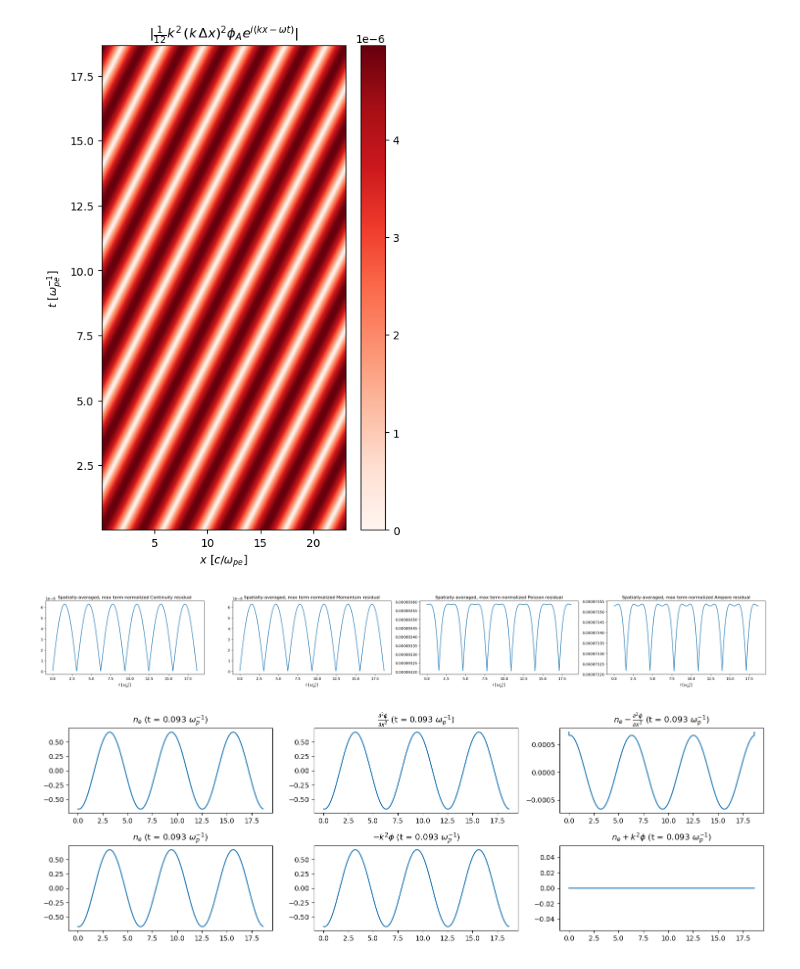
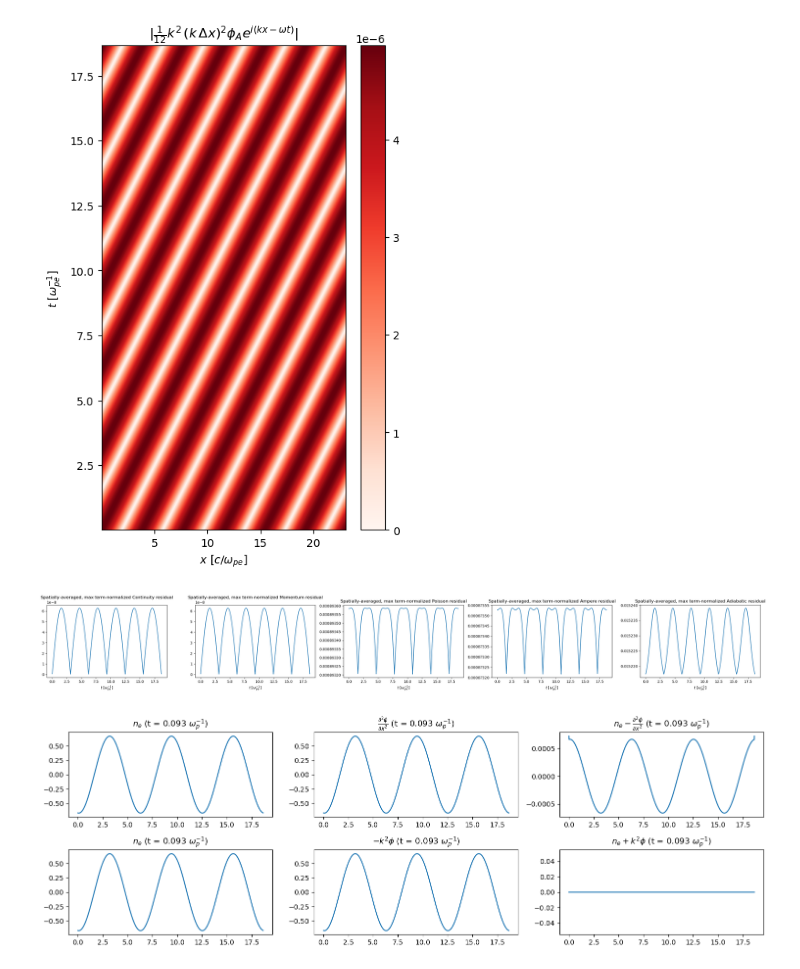
Before and after one commit to amoozing2539/Plasma_PINNS, a Jupyter notebook: PINN_Langmuir_Zack_UPDATED.ipynb, the cells around one changed output. Cells and saved outputs as stored; diff of their text form; code cells hidden in the pictures.

```diff
--- a/PINN_Langmuir_Zack_UPDATED.ipynb
+++ b/PINN_Langmuir_Zack_UPDATED.ipynb
@@ -263,6 +265,7 @@ phi_amp = 1.0  # amplitude of electrostatic potential perturbation, in units of
 omega_list = [omega]
 phi_amp_list = [phi_amp]
 delta_list = [0.]
+gamma = 3
 
 k, k_lambda_debye = bohm_gross_dispersion(omega_list[0], vth) # wavenumber obtained from B-G dispersion relation for EPWs in warm plasma
                                                               # This is used to define the spatial extent of the generated data
@@ -362,7 +365,7 @@ momentum = V_t - phi_x + P_x
 poisson = phi_xx - N_GT
 ampere = phi_xt + V_GT
 #need some way to constrain the pressure gradient
-# adiabatic = P_x - ((.1)**2)*((N_GT)**(2))*N_x
+adiabatic = P_x - gamma*((vth)**2)*((N_GT)**(gamma-1))*N_x
 # %%
 ext = [x_arr[1], x_arr[-2], t_arr[1], t_arr[-2]]
 
@@ -418,6 +427,7 @@ continuity_smallness_indicator = np.zeros(Nt)
 momentum_smallness_indicator = np.zeros(Nt)
 poisson_smallness_indicator = np.zeros(Nt)
 ampere_smallness_indicator = np.zeros(Nt)
+adiabatic_smallness_indicator = np.zeros(Nt)
 
 
 for i in range(Nt):
@@ -441,34 +451,45 @@ for i in range(Nt):
     ampere_snapshot_norm = np.max(np.array([np.std(phi_xt[i,:]), np.std(V_GT[i,:])]))
     ampere_snapshot_normalized = ampere_snapshot / (np.ones_like(ampere_snapshot)*ampere_snapshot_norm)
     ampere_smallness_indicator[i] = np.mean(ampere_snapshot_normalized)
+
+    adiabatic_snapshot = np.abs(adiabatic)[i,:]
+    adiabatic_snapshot_norm = np.max(np.array([np.std(phi_xt[i,:]), np.std(V_GT[i,:])]))
+    adiabatic_snapshot_normalized = adiabatic_snapshot / (np.ones_like(adiabatic_snapshot)*adiabatic_snapshot_norm)
+    adiabatic_smallness_indicator[i] = np.mean(adiabatic_snapshot_normalized)
 # %%
 plt.figure(figsize=(28,4))
 
-plt.subplot(1, 4, 1)
+plt.subplot(1, 5, 1)
 plt.title('Spatially-averaged, max term-normalized Continuity residual')
 plt.xlabel(r'$t \, \, [\omega_{pe}^{-1}]$')
 plt.plot(t_arr[1:-1], continuity_smallness_indicator[1:-1])
 
-plt.subplot(1, 4, 2)
+plt.subplot(1, 5, 2)
 plt.title('Spatially-averaged, max term-normalized Momentum residual')
 plt.xlabel(r'$t \, \, [\omega_{pe}^{-1}]$')
 plt.plot(t_arr[1:-1], momentum_smallness_indicator[1:-1])
 
-plt.subplot(1, 4, 3)
+plt.subplot(1, 5, 3)
 plt.title('Spatially-averaged, max term-normalized Poisson residual')
 plt.xlabel(r'$t \, \, [\omega_{pe}^{-1}]$')
 plt.plot(t_arr[1:-1], poisson_smallness_indicator[1:-1])
 
-plt.subplot(1, 4, 4)
+plt.subplot(1, 5, 4)
 plt.title('Spatially-averaged, max term-normalized Ampere residual')
 plt.xlabel(r'$t \, \, [\omega_{pe}^{-1}]$')
 plt.plot(t_arr[1:-1], ampere_smallness_indicator[1:-1])
 
+plt.subplot(1, 5, 5)
+plt.title('Spatially-averaged, max term-normalized Adiabatic residual')
+plt.xlabel(r'$t \, \, [\omega_{pe}^{-1}]$')
+plt.plot(t_arr[1:-1], adiabatic_smallness_indicator[1:-1])
+
+
 
 plt.tight_layout()
 plt.show()
 # %% [output]
-[figure, old version]
+[figure, new version]
 # %%
 i_t = 10
 
```
Also changed, not shown: parts of 12 cells of this notebook, 1 other file.
